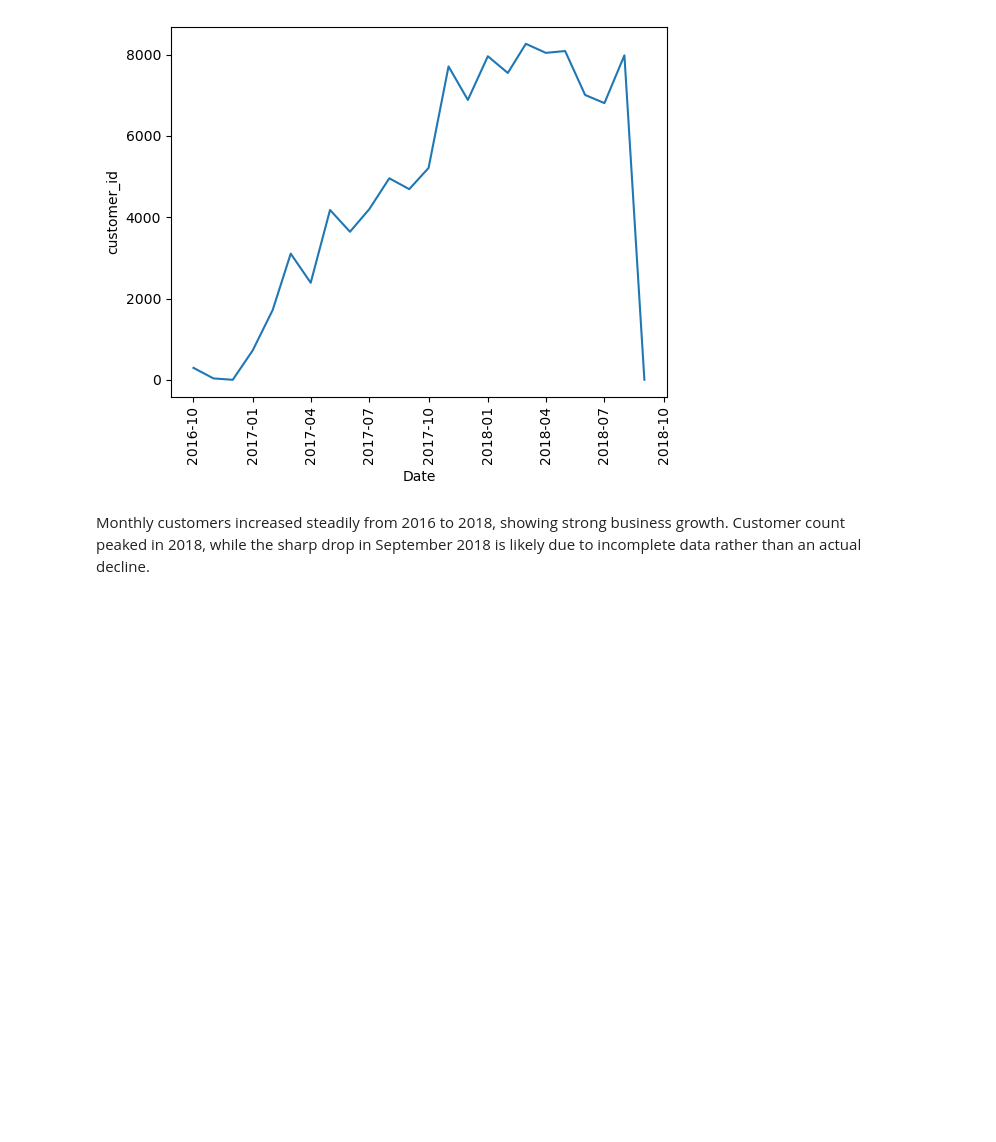
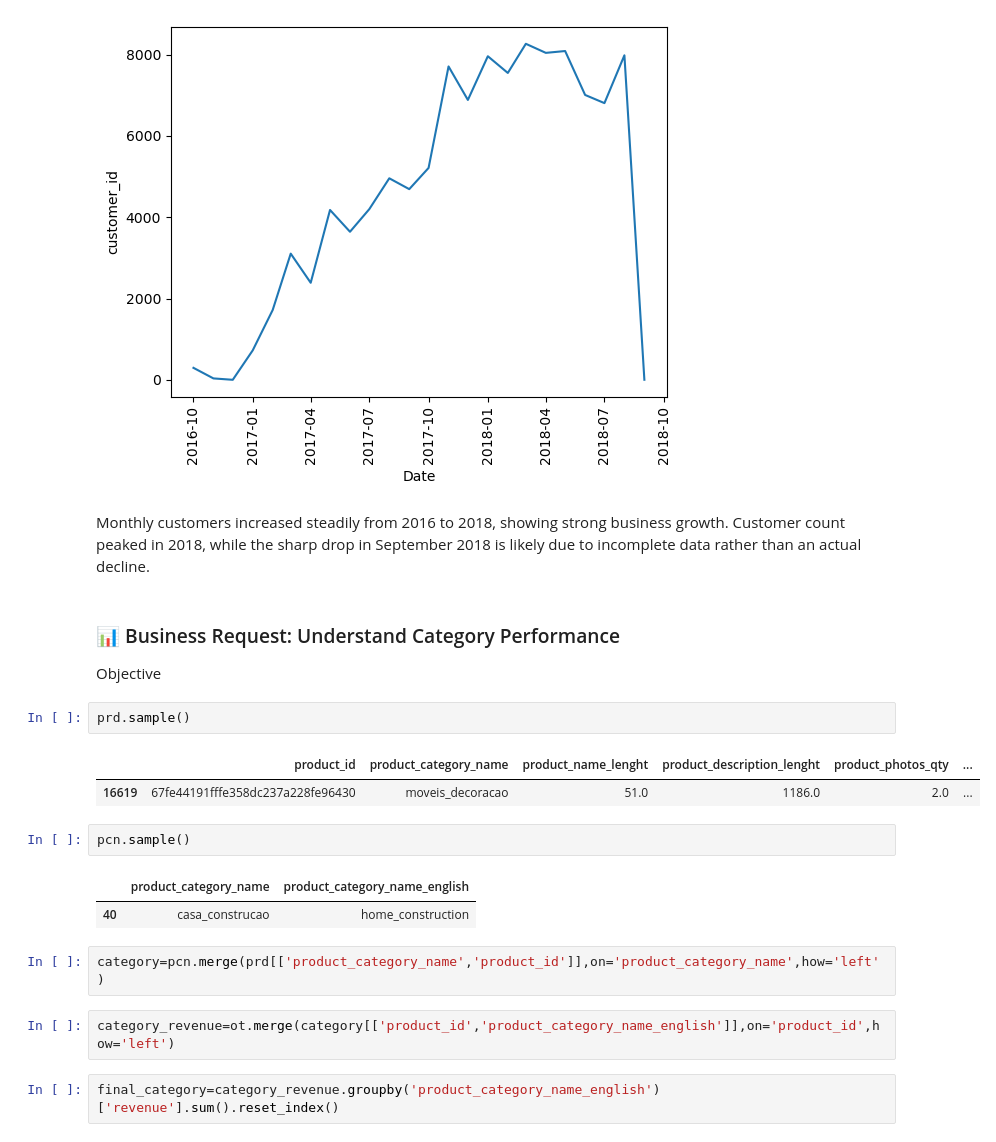
Before and after one commit to Vinaychauhan06/E-Commerce-Analytics-Dashboard-Python-SQL-Power-BI-, a Jupyter notebook: 02_EDA_Analysis.ipynb, the cells around one changed output. Drawn from its saved outputs; the diff is of its cells as text; blank space fills up the shorter version.

```diff
--- a/02_EDA_Analysis.ipynb
+++ b/02_EDA_Analysis.ipynb
@@ -594,3 +609,22 @@ plt.show()
 [figure]
 # %% [markdown]
 Monthly customers increased steadily from 2016 to 2018, showing strong business growth. Customer count peaked in 2018, while the sharp drop in September 2018 is likely due to incomplete data rather than an actual decline.
+# %% [markdown]
+### 📊 Business Request: Understand Category Performance
+Objective
+# %%
+prd.sample()
+# %% [output]
+|  | product_id | product_category_name | product_name_lenght | product_description_lenght | product_photos_qty | ... |
+| 16619 | 67fe44191fffe358dc237a228fe96430 | moveis_decoracao | 51.0 | 1186.0 | 2.0 | ... |
+# %%
+pcn.sample()
+# %% [output]
+|  | product_category_name | product_category_name_english |
+| 40 | casa_construcao | home_construction |
+# %%
+category=pcn.merge(prd[['product_category_name','product_id']],on='product_category_name',how='left')
+# %%
+category_revenue=ot.merge(category[['product_id','product_category_name_english']],on='product_id',how='left')
+# %%
+final_category=category_revenue.groupby('product_category_name_english')['revenue'].sum().reset_index()
```
Also changed, not shown: parts of 12 cells of this notebook.
